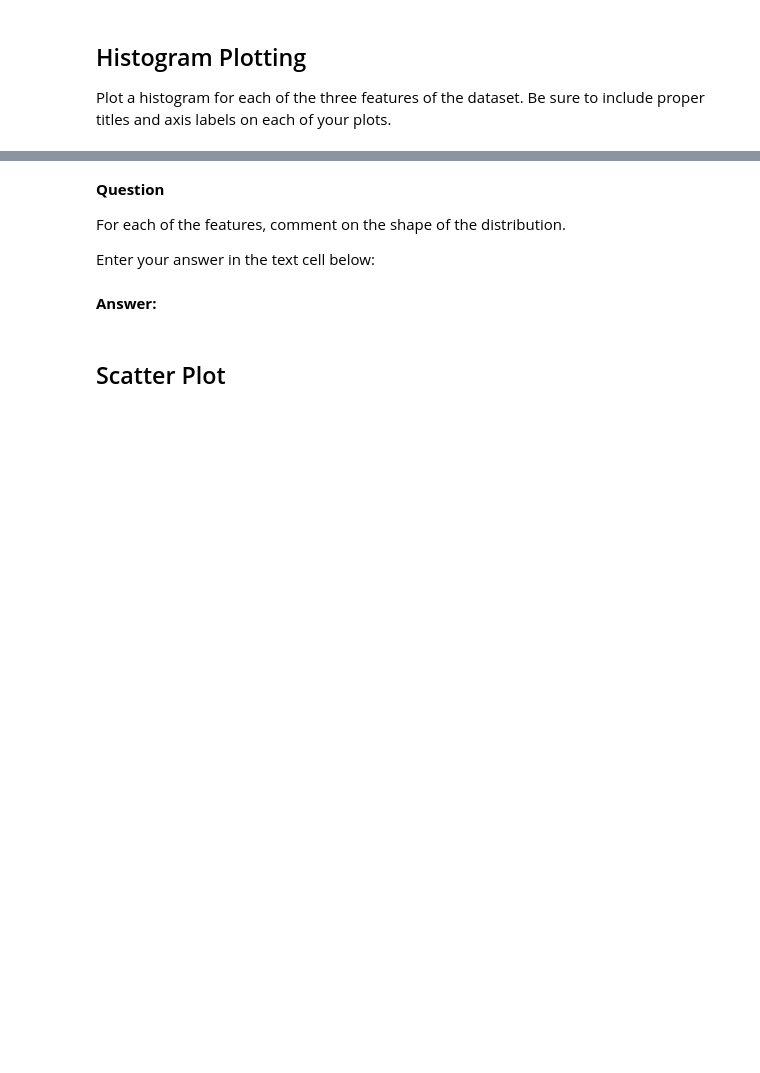
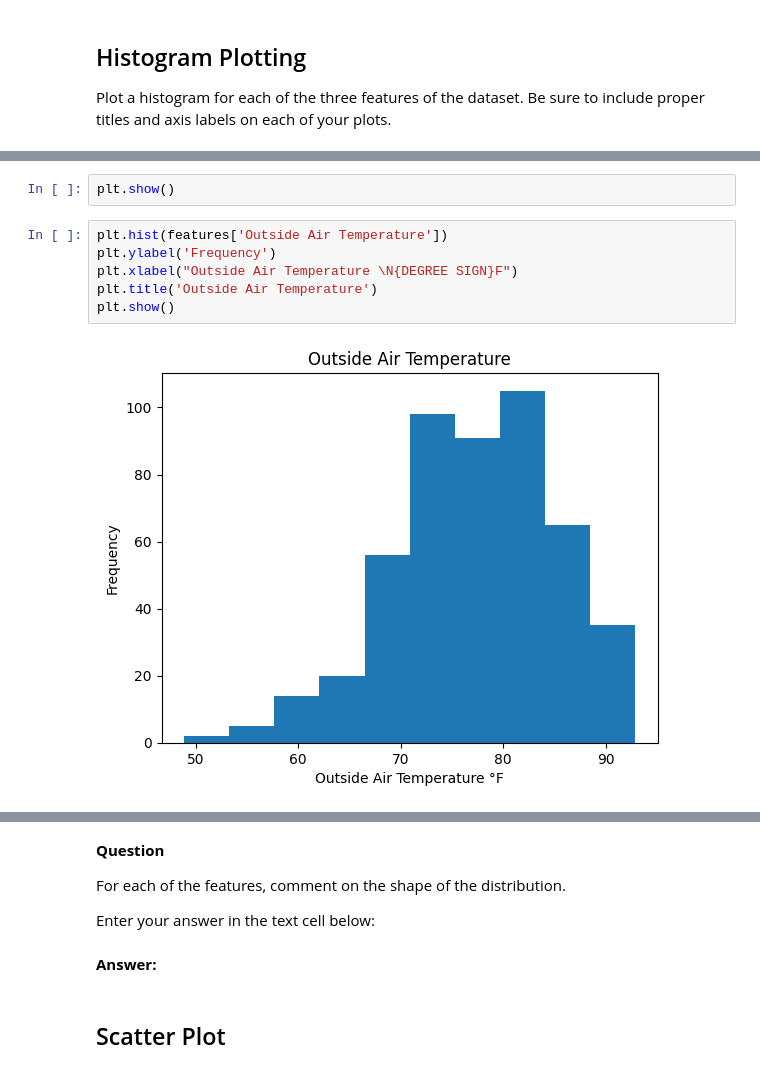
Before and after one commit to ncat-morrow/isen-project-1-vanguards, a Jupyter notebook: ISEN_370_Project_1_Assignment.ipynb, the cells around one changed output, grey strips where cells are left out. Cells and saved outputs as stored; diff of their text form; blank space fills up the shorter version.

```diff
--- a/ISEN_370_Project_1_Assignment.ipynb
+++ b/ISEN_370_Project_1_Assignment.ipynb
@@ -45,0 +78,10 @@ Plot a histogram for each of the three features of the dataset. Be sure to inclu
+# %%
+plt.show()
+# %%
+plt.hist(features['Outside Air Temperature'])
+plt.ylabel('Frequency')
+plt.xlabel("Outside Air Temperature \N{DEGREE SIGN}F")
+plt.title('Outside Air Temperature')
+plt.show()
+# %% [output]
+[figure, added]
```
Also changed, not shown: parts of 11 cells of this notebook.
